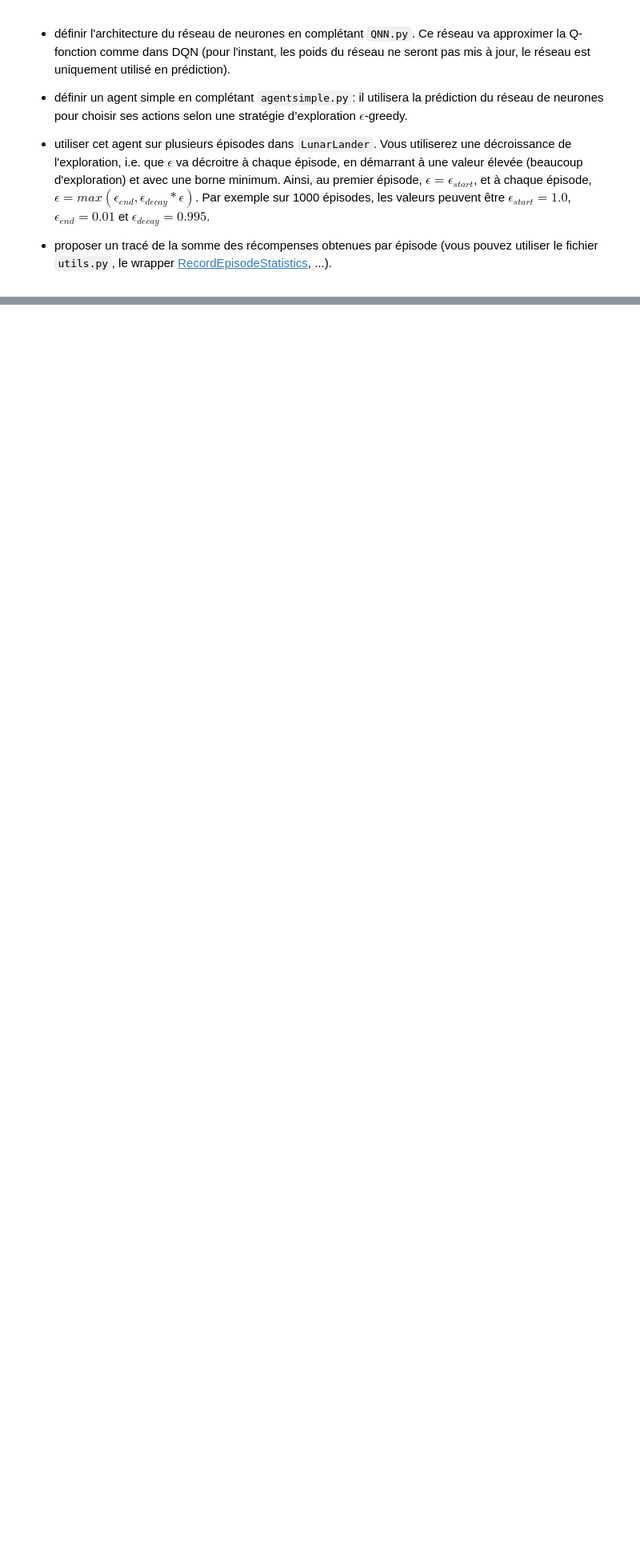
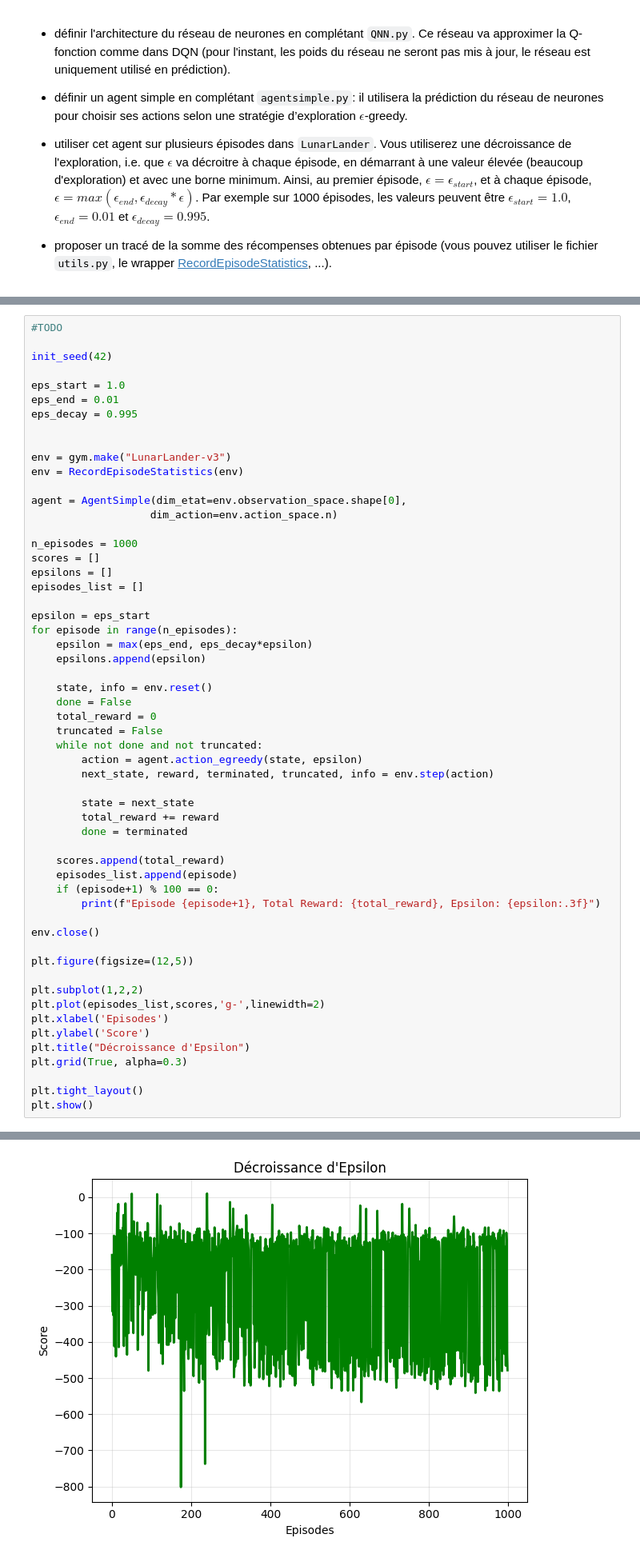
Before and after one commit to SalimChabchoub/Lunar-lander, a Jupyter notebook: TPDQN.ipynb, the cells around one changed output, grey strips where cells are left out. Shown: that part at 80% size. Cells and saved outputs as stored; diff of their text form; blank space fills up the shorter version.

```diff
--- a/TPDQN.ipynb
+++ b/TPDQN.ipynb
@@ -167,0 +171,57 @@ import utils
+# %%
+#TODO
+
+init_seed(42)
+
+eps_start = 1.0
+eps_end = 0.01
+eps_decay = 0.995
+
+
+env = gym.make("LunarLander-v3")
+env = RecordEpisodeStatistics(env)
+
+agent = AgentSimple(dim_etat=env.observation_space.shape[0],
+                   dim_action=env.action_space.n)
+
+n_episodes = 1000
+scores = []
+epsilons = []
+episodes_list = []
+
+epsilon = eps_start
+for episode in range(n_episodes):
+    epsilon = max(eps_end, eps_decay*epsilon)
+    epsilons.append(epsilon)
+
+    state, info = env.reset()
+    done = False
+    total_reward = 0
+    truncated = False
+    while not done and not truncated:
+        action = agent.action_egreedy(state, epsilon)
+        next_state, reward, terminated, truncated, info = env.step(action)
+
+        state = next_state
+        total_reward += reward
+        done = terminated
+
+    scores.append(total_reward)
+    episodes_list.append(episode)
+    if (episode+1) % 100 == 0:
+        print(f"Episode {episode+1}, Total Reward: {total_reward}, Epsilon: {epsilon:.3f}")
+
+env.close()
+
+plt.figure(figsize=(12,5))
+
+plt.subplot(1,2,2)
+plt.plot(episodes_list,scores,'g-',linewidth=2)
+plt.xlabel('Episodes')
+plt.ylabel('Score')
+plt.title("Décroissance d'Epsilon")
+plt.grid(True, alpha=0.3)
+
+plt.tight_layout()
+plt.show()
+# %% [output]
@@ -168,3 +238,4 @@ import utils
+[figure, added]
 # %% [markdown]
 # 5. Deep QLearning avec Replay Buffer
 
```
Also changed, not shown: parts of 8 cells of this notebook, 2 other files.
